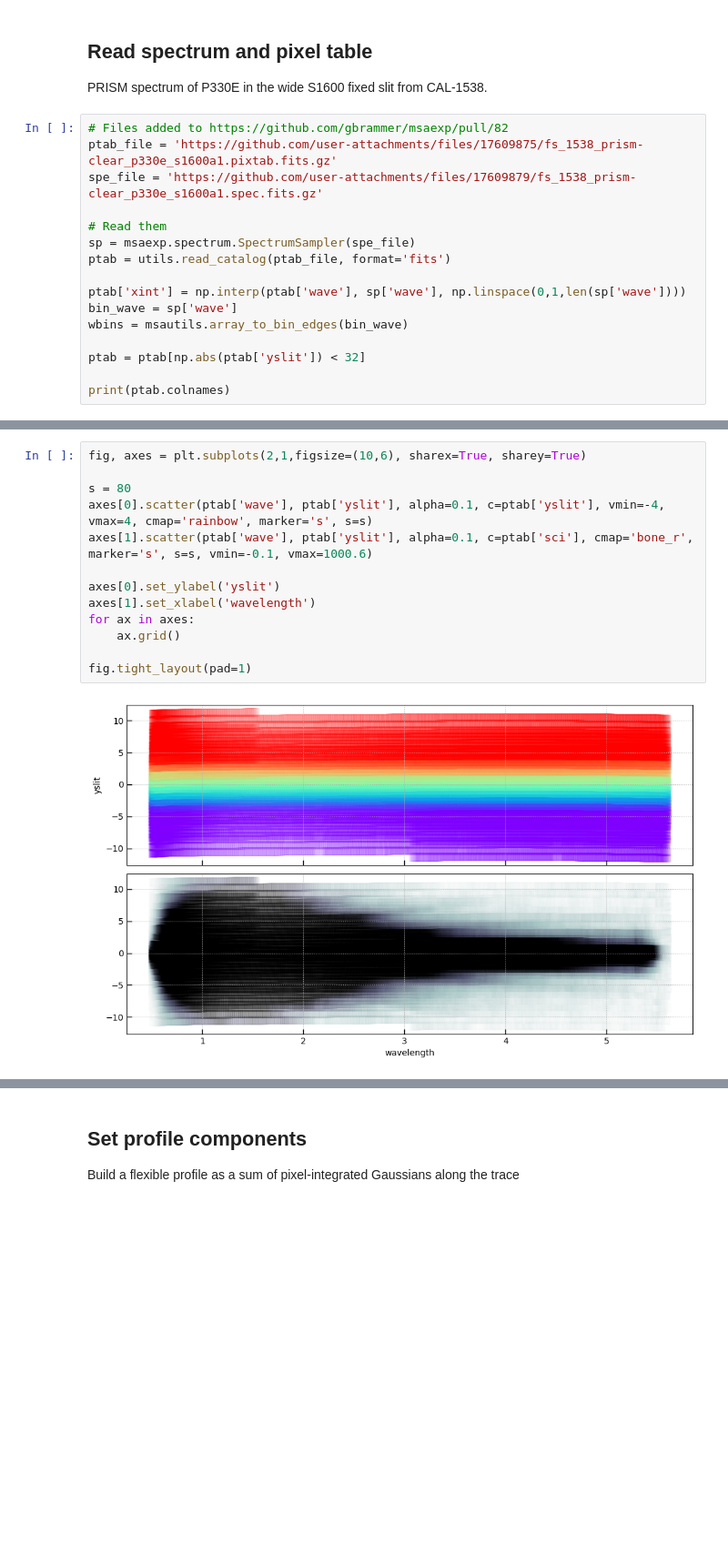
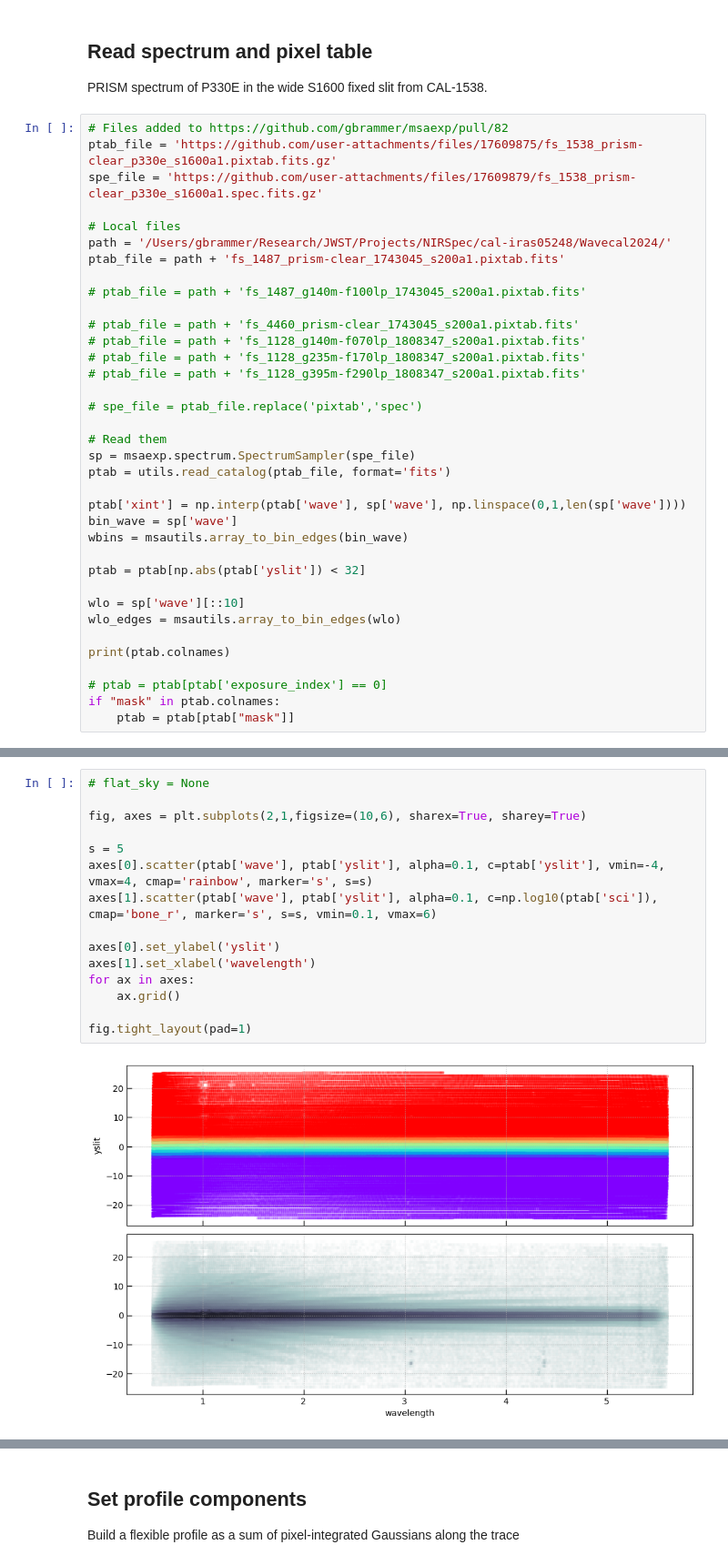
Before and after one commit to gbrammer/msaexp, a Jupyter notebook: docs/examples/lookup-table-psf.ipynb, the cells around one changed output, grey strips where cells are left out. Shown at 91% size. Cells and saved outputs as stored; diff of their text form; blank space fills up the shorter version.

```diff
--- a/docs/examples/lookup-table-psf.ipynb
+++ b/docs/examples/lookup-table-psf.ipynb
@@ -38,6 +38,19 @@ PRISM spectrum of P330E in the wide S1600 fixed slit from CAL-1538.
 # Files added to https://github.com/gbrammer/msaexp/pull/82
 ptab_file = 'https://github.com/user-attachments/files/17609875/fs_1538_prism-clear_p330e_s1600a1.pixtab.fits.gz'
 spe_file = 'https://github.com/user-attachments/files/17609879/fs_1538_prism-clear_p330e_s1600a1.spec.fits.gz'
+
+# Local files
+path = '/Users/gbrammer/Research/JWST/Projects/NIRSpec/cal-iras05248/Wavecal2024/'
+ptab_file = path + 'fs_1487_prism-clear_1743045_s200a1.pixtab.fits'
+
+# ptab_file = path + 'fs_1487_g140m-f100lp_1743045_s200a1.pixtab.fits'
+
+# ptab_file = path + 'fs_4460_prism-clear_1743045_s200a1.pixtab.fits'
+# ptab_file = path + 'fs_1128_g140m-f070lp_1808347_s200a1.pixtab.fits'
+# ptab_file = path + 'fs_1128_g235m-f170lp_1808347_s200a1.pixtab.fits'
+# ptab_file = path + 'fs_1128_g395m-f290lp_1808347_s200a1.pixtab.fits'
+
+# spe_file = ptab_file.replace('pixtab','spec')
 
 # Read them
 sp = msaexp.spectrum.SpectrumSampler(spe_file)
@@ -49,5 +62,12 @@ wbins = msautils.array_to_bin_edges(bin_wave)
 
 ptab = ptab[np.abs(ptab['yslit']) < 32]
 
+wlo = sp['wave'][::10]
+wlo_edges = msautils.array_to_bin_edges(wlo)
+
 print(ptab.colnames)
+
+# ptab = ptab[ptab['exposure_index'] == 0]
+if "mask" in ptab.colnames:
+    ptab = ptab[ptab["mask"]]
 # %% [output]
@@ -57,15 +121,17 @@ print(ptab.colnames)
 # %%
+# flat_sky = None
+
 fig, axes = plt.subplots(2,1,figsize=(10,6), sharex=True, sharey=True)
 
-s = 80
+s = 5
 axes[0].scatter(ptab['wave'], ptab['yslit'], alpha=0.1, c=ptab['yslit'], vmin=-4, vmax=4, cmap='rainbow', marker='s', s=s)
-axes[1].scatter(ptab['wave'], ptab['yslit'], alpha=0.1, c=ptab['sci'], cmap='bone_r', marker='s', s=s, vmin=-0.1, vmax=1000.6)
+axes[1].scatter(ptab['wave'], ptab['yslit'], alpha=0.1, c=np.log10(ptab['sci']), cmap='bone_r', marker='s', s=s, vmin=0.1, vmax=6)
 
 axes[0].set_ylabel('yslit')
 axes[1].set_xlabel('wavelength')
 for ax in axes:
     ax.grid()
 
 fig.tight_layout(pad=1)
 # %% [output]
-[figure, old version]
+[figure, new version]
```
Also changed, not shown: parts of 18 cells of this notebook, 6 other files.
